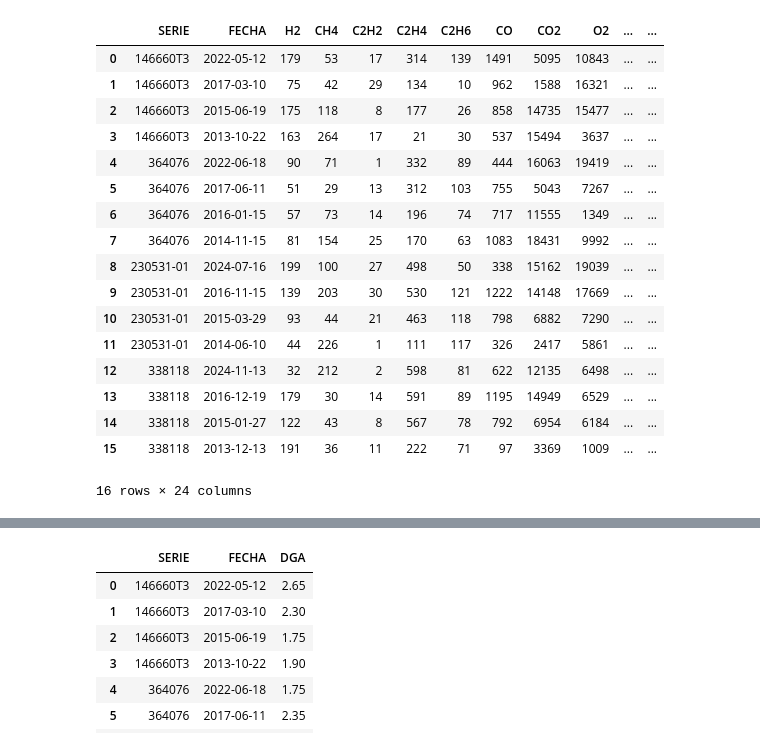
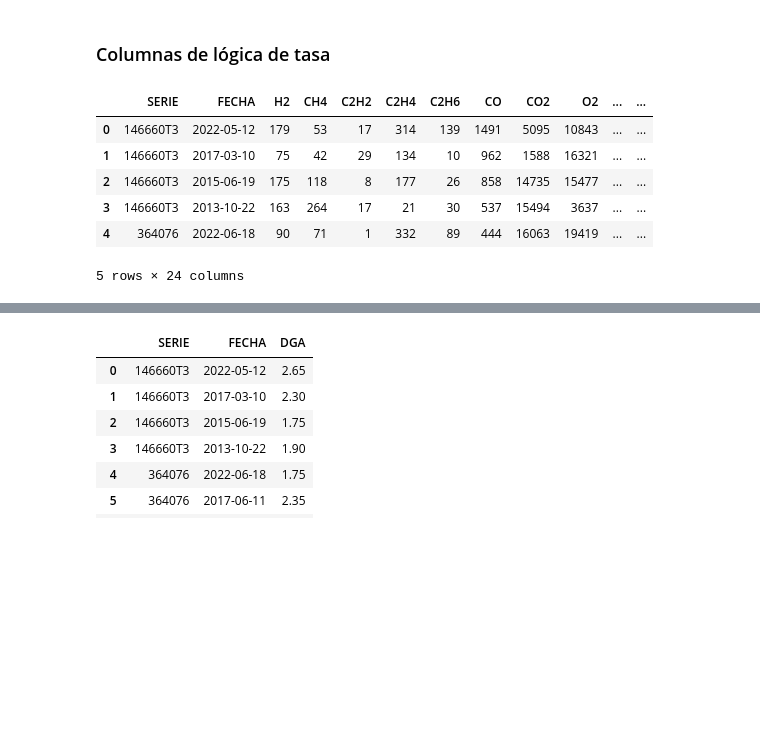
Before and after one commit to ronaldquispeO/Transformadores_R-D, a Jupyter notebook: notebooks/DGA.ipynb, the cells around one changed output, grey strips where cells are left out. Cells and saved outputs as stored; diff of their text form; code cells hidden in the pictures; blank space fills up the shorter version.

```diff
--- a/notebooks/DGA.ipynb
+++ b/notebooks/DGA.ipynb
@@ -100,28 +88,19 @@ df
+# %% [markdown]
+### Columnas de lógica de tasa
 # %%
 # ---------------------------
 # TASA DE INCREMENTO ANUAL
 # ---------------------------
 for gas in gases2:
     df[f"tasa_{gas}"] = df.groupby("SERIE").apply(
         lambda g: (g[gas].diff(-1) / ((g["FECHA"] - g["FECHA"].shift(-1)).dt.days) * 365)
     ).reset_index(level=0, drop=True)
-df
+df.head()
 # %% [output]
 |  | SERIE | FECHA | H2 | CH4 | C2H2 | C2H4 | C2H6 | CO | CO2 | O2 | ... | ... |
 | 0 | 146660T3 | 2022-05-12 | 179 | 53 | 17 | 314 | 139 | 1491 | 5095 | 10843 | ... | ... |
 | 1 | 146660T3 | 2017-03-10 | 75 | 42 | 29 | 134 | 10 | 962 | 1588 | 16321 | ... | ... |
 | 2 | 146660T3 | 2015-06-19 | 175 | 118 | 8 | 177 | 26 | 858 | 14735 | 15477 | ... | ... |
 | 3 | 146660T3 | 2013-10-22 | 163 | 264 | 17 | 21 | 30 | 537 | 15494 | 3637 | ... | ... |
 | 4 | 364076 | 2022-06-18 | 90 | 71 | 1 | 332 | 89 | 444 | 16063 | 19419 | ... | ... |
-| 5 | 364076 | 2017-06-11 | 51 | 29 | 13 | 312 | 103 | 755 | 5043 | 7267 | ... | ... |
-| 6 | 364076 | 2016-01-15 | 57 | 73 | 14 | 196 | 74 | 717 | 11555 | 1349 | ... | ... |
-| 7 | 364076 | 2014-11-15 | 81 | 154 | 25 | 170 | 63 | 1083 | 18431 | 9992 | ... | ... |
-| 8 | 230531-01 | 2024-07-16 | 199 | 100 | 27 | 498 | 50 | 338 | 15162 | 19039 | ... | ... |
-| 9 | 230531-01 | 2016-11-15 | 139 | 203 | 30 | 530 | 121 | 1222 | 14148 | 17669 | ... | ... |
-| 10 | 230531-01 | 2015-03-29 | 93 | 44 | 21 | 463 | 118 | 798 | 6882 | 7290 | ... | ... |
-| 11 | 230531-01 | 2014-06-10 | 44 | 226 | 1 | 111 | 117 | 326 | 2417 | 5861 | ... | ... |
-| 12 | 338118 | 2024-11-13 | 32 | 212 | 2 | 598 | 81 | 622 | 12135 | 6498 | ... | ... |
-| 13 | 338118 | 2016-12-19 | 179 | 30 | 14 | 591 | 89 | 1195 | 14949 | 6529 | ... | ... |
-| 14 | 338118 | 2015-01-27 | 122 | 43 | 8 | 567 | 78 | 792 | 6954 | 6184 | ... | ... |
-| 15 | 338118 | 2013-12-13 | 191 | 36 | 11 | 222 | 71 | 97 | 3369 | 1009 | ... | ... |
-16 rows × 24 columns
+5 rows × 24 columns
```
Also changed, not shown: parts of 31 cells of this notebook, 4 other files.
